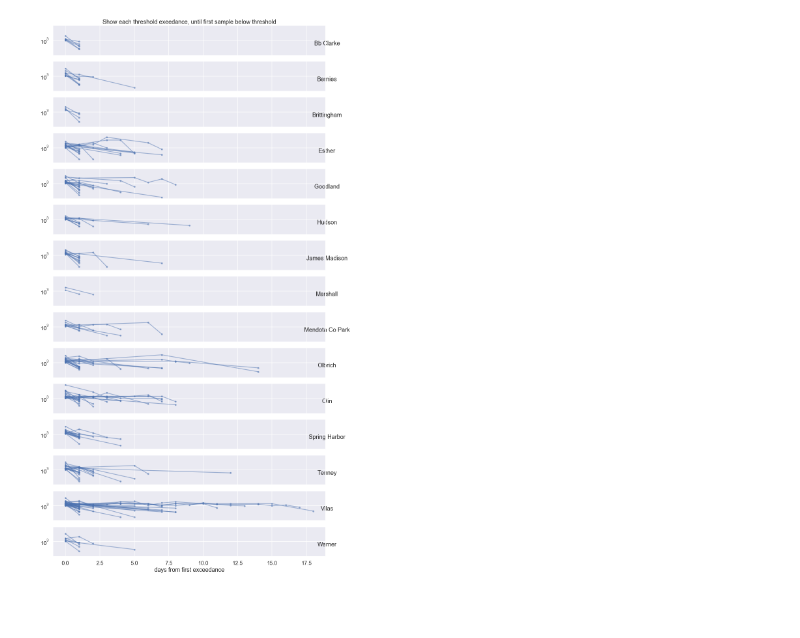
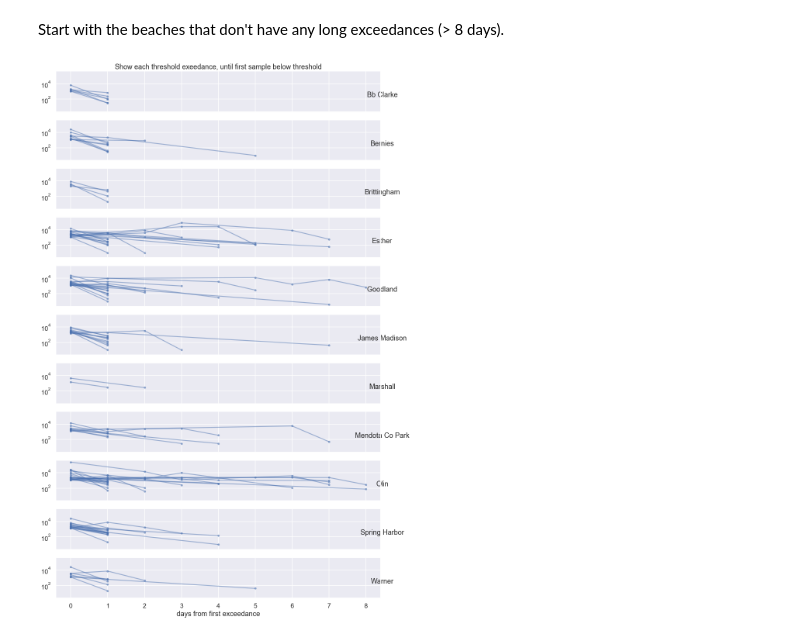
Before and after one commit to kbrose/dane-water-quality, a Jupyter notebook: notebooks/explorations.ipynb, the cells around one changed output. Saved outputs shown, nothing was run; the diff lists cells and outputs as text; code cells hidden in the pictures; blank space fills up the shorter version.

```diff
--- a/notebooks/explorations.ipynb
+++ b/notebooks/explorations.ipynb
@@ -21,0 +31,4 @@ df = data.load()
+# %%
+axs = (df[BEACHES] > 1000).astype(float).plot(subplots=True, figsize=(20, 15), drawstyle='steps')
+for ax in axs:
+    ax.set_yticklabels([])
@@ -48,7 +65,6 @@ def plot_all_years_site(df, site):
         ax.set_yticks([10, 10**4])
         ax.set_ylabel(yr)
 # %%
-for site in df.columns:
-    if df[site].notna().sum() > 30:
-        plot_all_years_site(df, site)
+for site in ['esther', 'olbrich', 'vilas']:
+    plot_all_years_site(df, site)
 # %% [output]
@@ -85,20 +97,22 @@ def plot_exceedances(df, site, ax):
     ax.set_yscale('log')
     ax.set_ylabel(' '.join(site.split('_')).title(), rotation=0)
     ax.yaxis.set_label_position("right")
+# %% [markdown]
+Start with the beaches that don't have any long exceedances (> 8 days).
 # %%
 sites_to_show = []
-for site in df:
+for site in BEACHES:
     if (
         df[site].notna().sum() > 30
         and (df[site] > 1000).sum() > 1
-        and site not in ['starkweather_creek', 'yahara', 'wingra_creek']  # not beaches
+        and site not in ['olbrich', 'vilas', 'tenney']
     ):
         sites_to_show.append(site)
 
-_, axs = plt.subplots(len(sites_to_show), sharex=True, sharey=True, figsize=(15, 30))
+_, axs = plt.subplots(len(sites_to_show), sharex=True, sharey=True, figsize=(15, 25))
 for ax, site in zip(axs, sites_to_show):
     plot_exceedances(df, site, ax)
 axs[0].set_title('Show each threshold exeedance, until first sample below threshold')
 axs[-1].set_xlabel('days from first exceedance');
 # %% [output]
-[figure, old version]
+[figure, new version]
```
Also changed, not shown: parts of 12 cells of this notebook, 2 other files.
